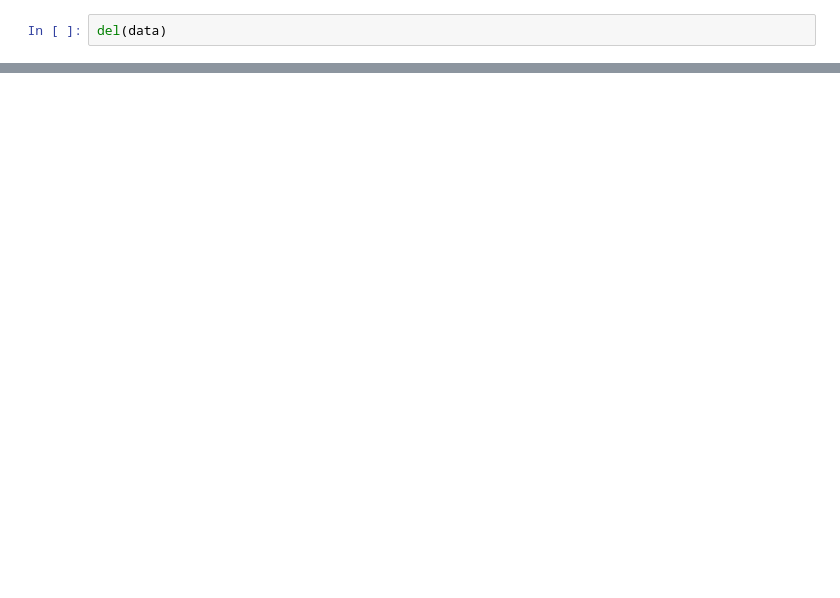
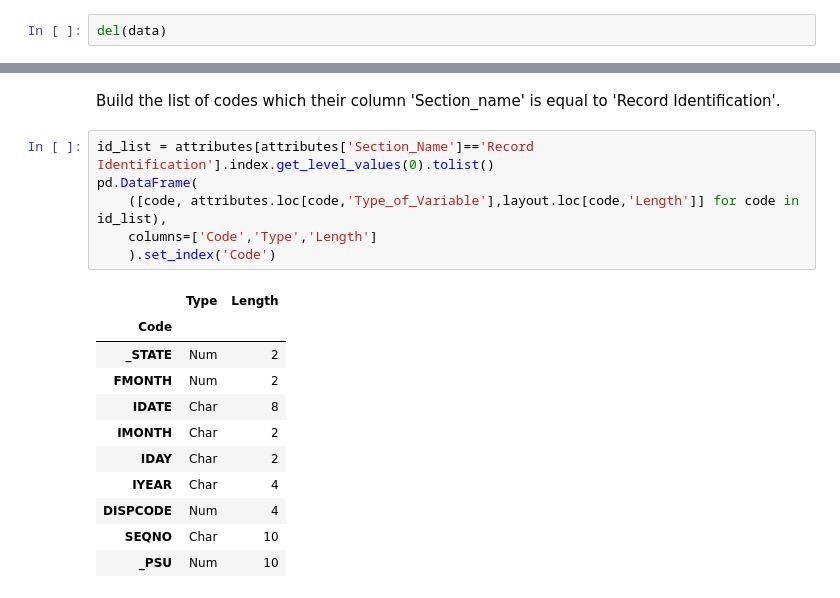
Before and after one commit to bedu-dsc2-Aether/curly-doodle, a Jupyter notebook: dataCleaning/downloadData.ipynb, the cells around one changed output, grey strips where cells are left out. Cells and saved outputs as stored; diff of their text form; blank space fills up the shorter version.

```diff
--- a/dataCleaning/downloadData.ipynb
+++ b/dataCleaning/downloadData.ipynb
@@ -90,0 +111,20 @@ data
+# %% [markdown]
+Build the list of codes which their column 'Section_name' is equal to 'Record Identification'.
+# %%
+id_list = attributes[attributes['Section_Name']=='Record Identification'].index.get_level_values(0).tolist()
+pd.DataFrame(
+    ([code, attributes.loc[code,'Type_of_Variable'],layout.loc[code,'Length']] for code in id_list),
+    columns=['Code','Type','Length']
+    ).set_index('Code')
+# %% [output]
+|  | Type | Length |
+| Code |  |  |
+| _STATE | Num | 2 |
+| FMONTH | Num | 2 |
+| IDATE | Char | 8 |
+| IMONTH | Char | 2 |
+| IDAY | Char | 2 |
+| IYEAR | Char | 4 |
+| DISPCODE | Num | 4 |
+| SEQNO | Char | 10 |
+| _PSU | Num | 10 |
```
Also changed, not shown: parts of 29 cells of this notebook.
